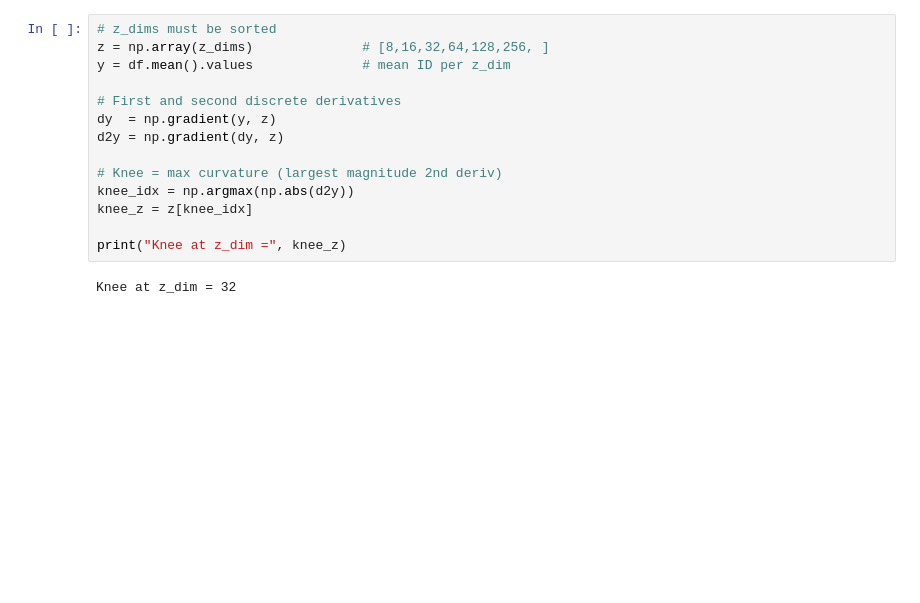
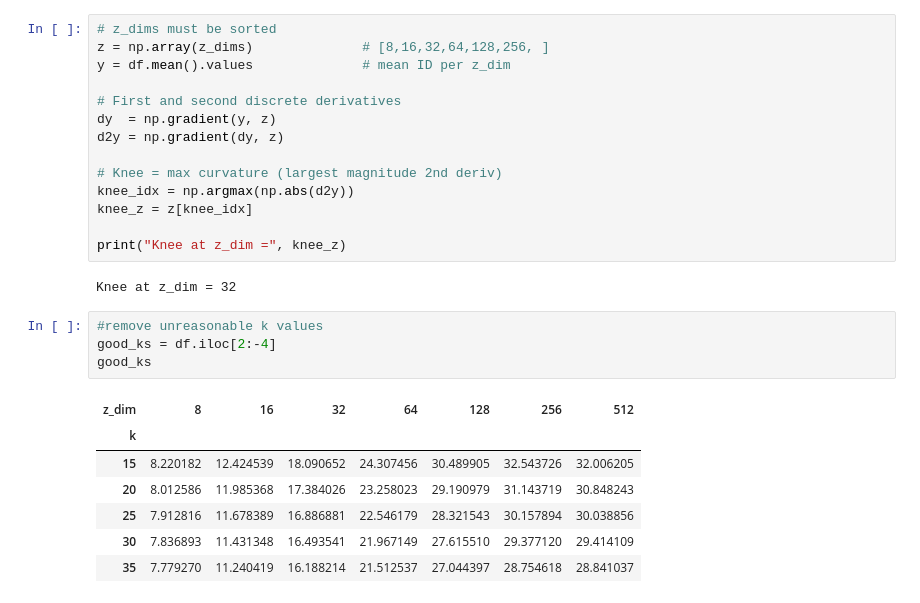
Before and after one commit to henrytheisen45/ae-latent-analysis, a Jupyter notebook: notebooks/MLE_analysis.ipynb, the cells around one changed output. Saved outputs shown, nothing was run; the diff lists cells and outputs as text; blank space fills up the shorter version.

```diff
--- a/notebooks/MLE_analysis.ipynb
+++ b/notebooks/MLE_analysis.ipynb
@@ -64,3 +62,15 @@ knee_z = z[knee_idx]
 print("Knee at z_dim =", knee_z)
 # %% [output]
 Knee at z_dim = 32
+# %%
+#remove unreasonable k values
+good_ks = df.iloc[2:-4]
+good_ks
+# %% [output]
+| z_dim | 8 | 16 | 32 | 64 | 128 | 256 | 512 |
+| k |  |  |  |  |  |  |  |
+| 15 | 8.220182 | 12.424539 | 18.090652 | 24.307456 | 30.489905 | 32.543726 | 32.006205 |
+| 20 | 8.012586 | 11.985368 | 17.384026 | 23.258023 | 29.190979 | 31.143719 | 30.848243 |
+| 25 | 7.912816 | 11.678389 | 16.886881 | 22.546179 | 28.321543 | 30.157894 | 30.038856 |
+| 30 | 7.836893 | 11.431348 | 16.493541 | 21.967149 | 27.615510 | 29.377120 | 29.414109 |
+| 35 | 7.779270 | 11.240419 | 16.188214 | 21.512537 | 27.044397 | 28.754618 | 28.841037 |
```
Also changed, not shown: parts of 5 cells of this notebook.
